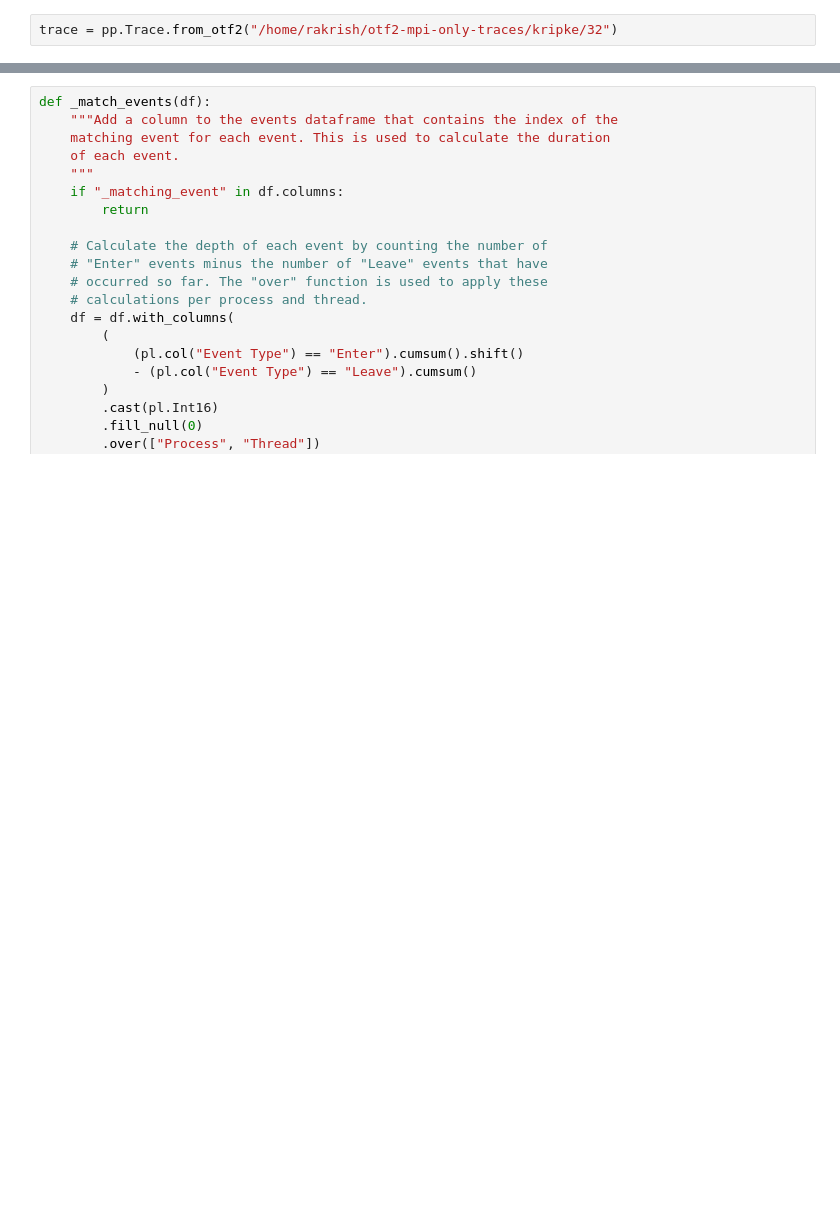
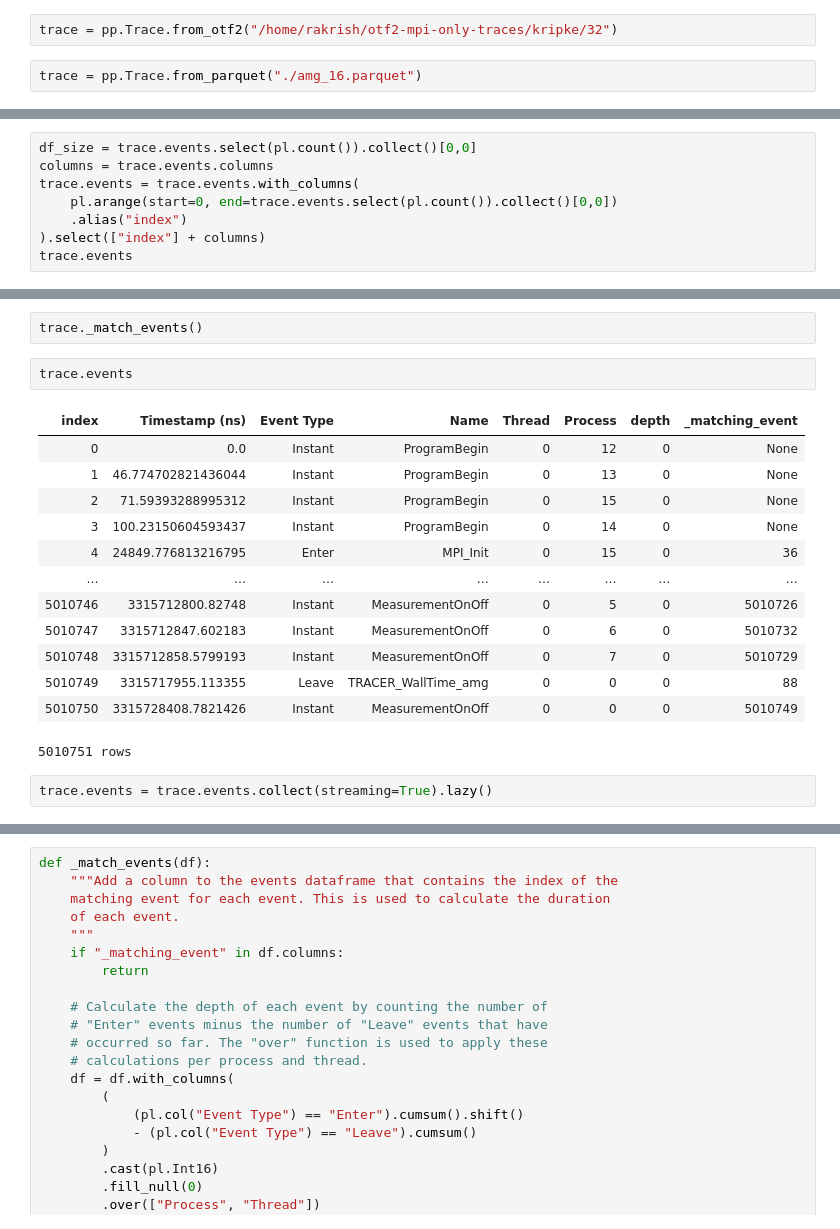
Before and after one commit to hpcgroup/pipit, a Jupyter notebook: docs/examples/polars.ipynb, the cells around one changed output, grey strips where cells are left out. Cells and saved outputs as stored; diff of their text form; blank space fills up the shorter version.

```diff
--- a/docs/examples/polars.ipynb
+++ b/docs/examples/polars.ipynb
@@ -12,2 +13,4 @@ Monkey patching polars.LazyFrame.preview
 # %%
 trace = pp.Trace.from_otf2("/home/rakrish/otf2-mpi-only-traces/kripke/32")
+# %%
+trace = pp.Trace.from_parquet("./amg_16.parquet")
@@ -13,0 +21,8 @@ trace = pp.Trace.from_otf2("/home/rakrish/otf2-mpi-only-traces/kripke/32")
+# %%
+df_size = trace.events.select(pl.count()).collect()[0,0]
+columns = trace.events.columns
+trace.events = trace.events.with_columns(
+    pl.arange(start=0, end=trace.events.select(pl.count()).collect()[0,0])
+    .alias("index")
+).select(["index"] + columns)
+trace.events
@@ -13,0 +43,20 @@ trace = pp.Trace.from_otf2("/home/rakrish/otf2-mpi-only-traces/kripke/32")
+# %%
+trace._match_events()
+# %%
+trace.events
+# %% [output]
+| index | Timestamp (ns) | Event Type | Name | Thread | Process | depth | _matching_event |
+| 0 | 0.0 | Instant | ProgramBegin | 0 | 12 | 0 | None |
+| 1 | 46.774702821436044 | Instant | ProgramBegin | 0 | 13 | 0 | None |
+| 2 | 71.59393288995312 | Instant | ProgramBegin | 0 | 15 | 0 | None |
+| 3 | 100.23150604593437 | Instant | ProgramBegin | 0 | 14 | 0 | None |
+| 4 | 24849.776813216795 | Enter | MPI_Init | 0 | 15 | 0 | 36 |
+| … | … | … | … | … | … | … | … |
+| 5010746 | 3315712800.82748 | Instant | MeasurementOnOff | 0 | 5 | 0 | 5010726 |
+| 5010747 | 3315712847.602183 | Instant | MeasurementOnOff | 0 | 6 | 0 | 5010732 |
+| 5010748 | 3315712858.5799193 | Instant | MeasurementOnOff | 0 | 7 | 0 | 5010729 |
+| 5010749 | 3315717955.113355 | Leave | TRACER_WallTime_amg | 0 | 0 | 0 | 88 |
+| 5010750 | 3315728408.7821426 | Instant | MeasurementOnOff | 0 | 0 | 0 | 5010749 |
+5010751 rows
+# %%
+trace.events = trace.events.collect(streaming=True).lazy()
```
Also changed, not shown: parts of 12 cells of this notebook, 2 other files.
